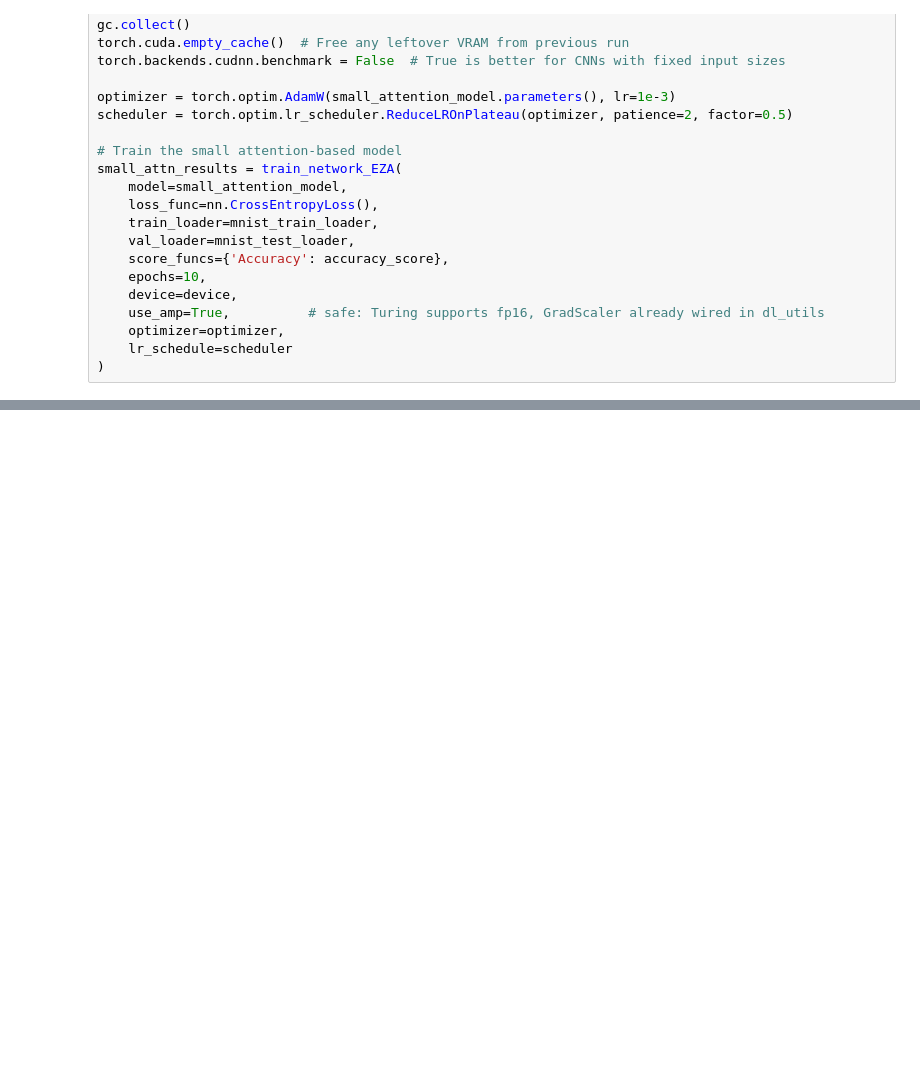
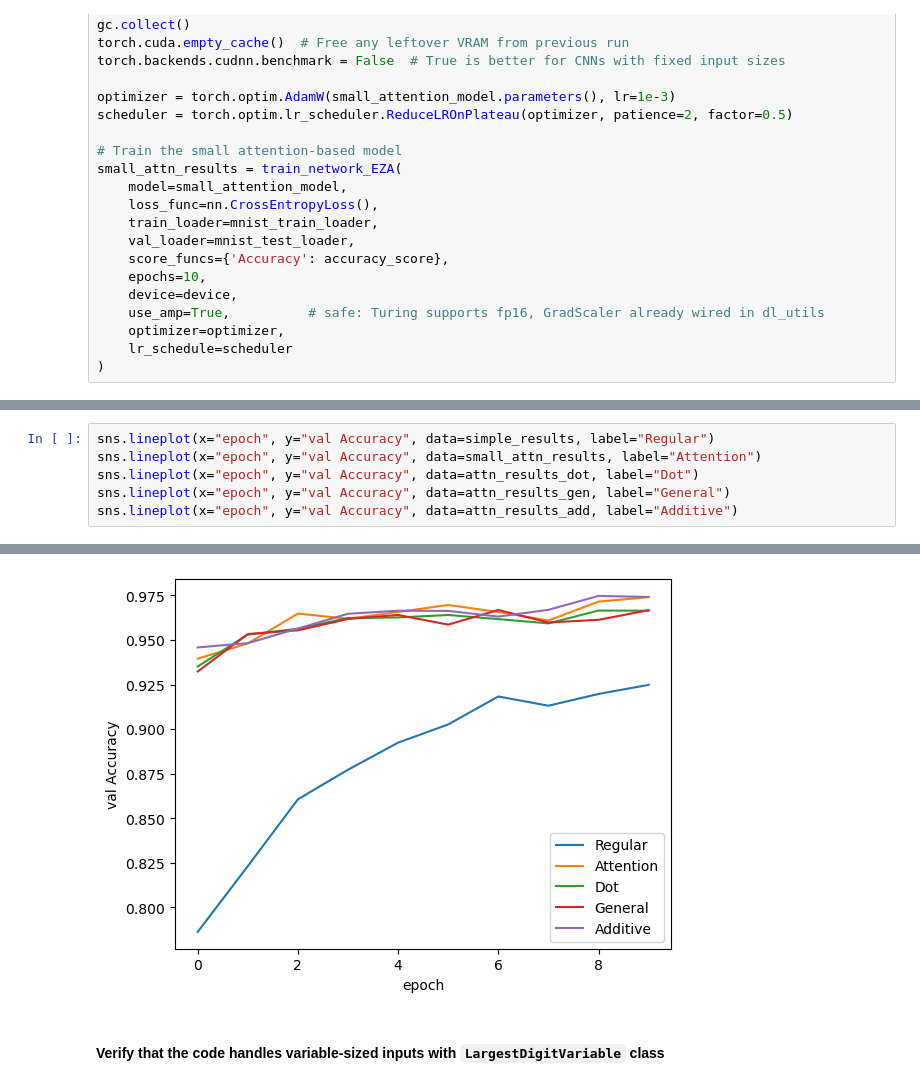
Before and after one commit to Efrazar/Bio-AI-foundations, a Jupyter notebook: Inside_Deep_Learning/10_Attention_Mechanisms.ipynb, the cells around one changed output, grey strips where cells are left out. Drawn from its saved outputs; the diff is of its cells as text; blank space fills up the shorter version.

```diff
--- a/Inside_Deep_Learning/10_Attention_Mechanisms.ipynb
+++ b/Inside_Deep_Learning/10_Attention_Mechanisms.ipynb
@@ -339,0 +698,7 @@ True Label is =  4
+# %%
+sns.lineplot(x="epoch", y="val Accuracy", data=simple_results, label="Regular")
+sns.lineplot(x="epoch", y="val Accuracy", data=small_attn_results, label="Attention")
+sns.lineplot(x="epoch", y="val Accuracy", data=attn_results_dot, label="Dot")
+sns.lineplot(x="epoch", y="val Accuracy", data=attn_results_gen, label="General")
+sns.lineplot(x="epoch", y="val Accuracy", data=attn_results_add, label="Additive")
+# %% [output]
@@ -339,0 +706,3 @@ True Label is =  4
+[figure, added]
+# %% [markdown]
+#### Verify that the code handles variable-sized inputs with `LargestDigitVariable` class
```
Also changed, not shown: parts of 35 cells of this notebook, 1 other file.
